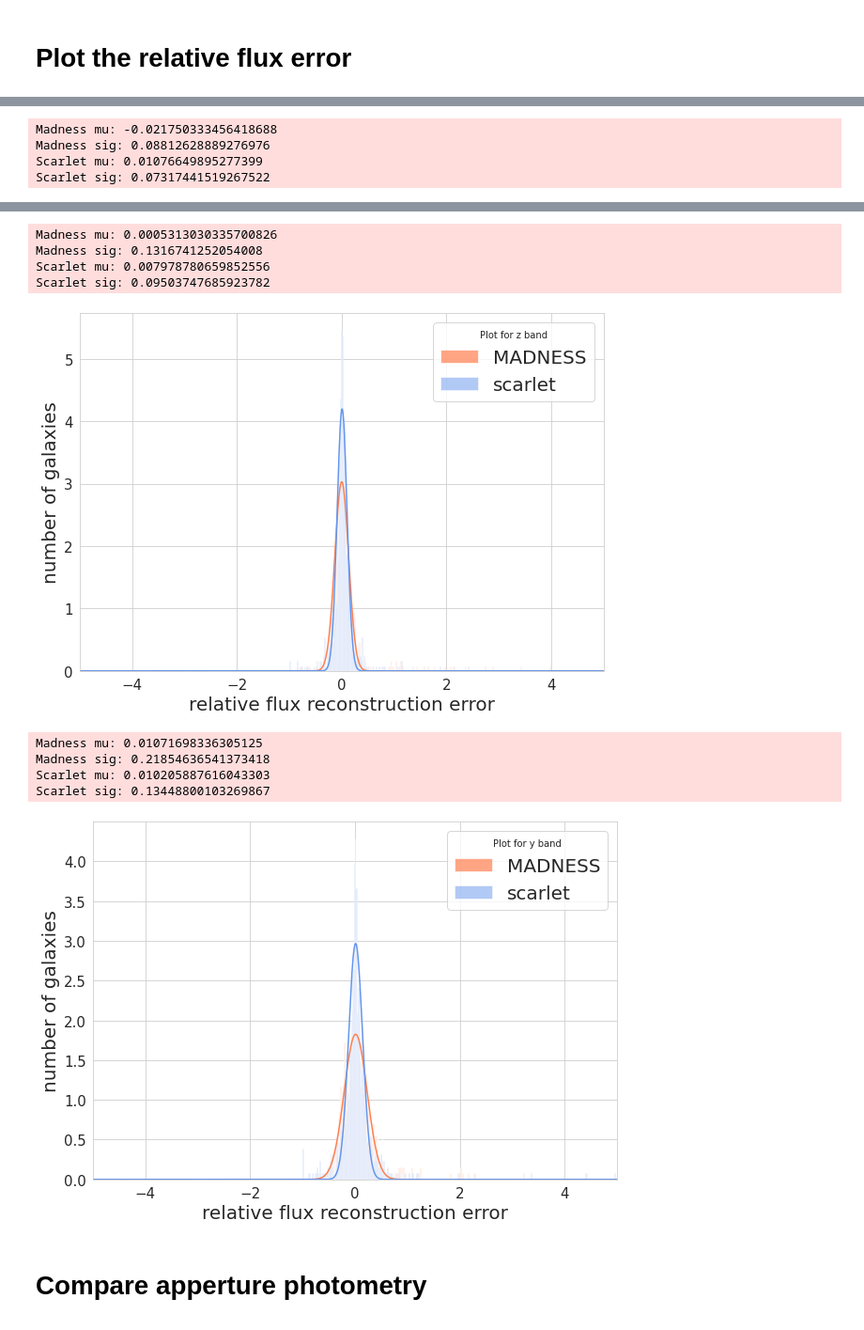
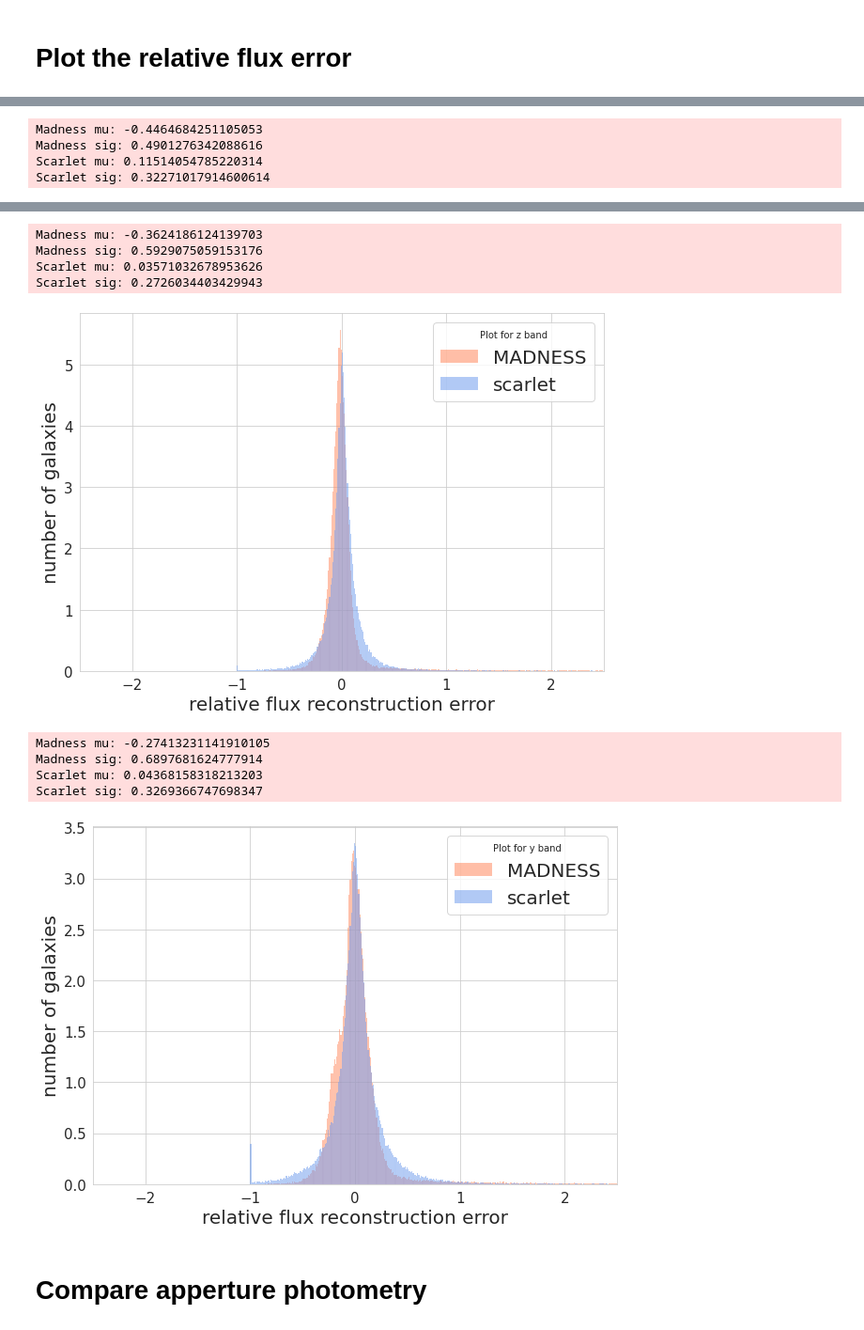
Before and after one commit to b-biswas/MADNESS-legacy, a Jupyter notebook: notebooks/compare_results_high_density.ipynb, the cells around one changed output, grey strips where cells are left out. Shown at 94% size. Drawn from its saved outputs; the diff is of its cells as text; code cells hidden in the pictures.

```diff
--- a/notebooks/compare_results_high_density.ipynb
+++ b/notebooks/compare_results_high_density.ipynb
@@ -19,6 +21,6 @@ LOG = logging.getLogger(__name__)
 # %%
-data_path = "/sps/lsst/users/bbiswas/MADNESS_results/"
-run_name = "catsim_low_density_ssim_20" # 8 to 15 galaxies
+data_path = "/sps/lsst/users/bbiswas/MADNESS_results/high_density"
+run_name = "kl01" # 12 to 20 galaxies
 result_dir_path = os.path.join(data_path, run_name)
 # %%
 madness_results=[]
@@ -26,13 +28,13 @@ scarlet_results=[]
 actual_photometry = []
 blended_photometry = []
 
-for file_num in range(4):
+for file_num in range(300):
 
     madness_results.append(pd.read_pickle(os.path.join(result_dir_path, "madness_results", str(file_num) + ".pkl")))
-    scarlet_results.append(pd.read_pickle(os.path.join(result_dir_path, "scarlet_results", str(file_num) + ".pkl")))
+    scarlet_results.append(pd.read_pickle(os.path.join(data_path, "scarlet_results", str(file_num) + ".pkl")))
 
-    actual_photometry.append(pd.read_pickle(os.path.join(result_dir_path, "actual_photometry", str(file_num) + ".pkl")))
-    blended_photometry.append(pd.read_pickle(os.path.join(result_dir_path, "blended_photometry",  str(file_num) + ".pkl")))
+    actual_photometry.append(pd.read_pickle(os.path.join(data_path, "actual_photometry", str(file_num) + ".pkl")))
+    blended_photometry.append(pd.read_pickle(os.path.join(data_path, "blended_photometry",  str(file_num) + ".pkl")))
 
 madness_results = pd.concat(madness_results)
 scarlet_results = pd.concat(scarlet_results)
@@ -80,13 +98,13 @@ actual_photometry
 # %%
 bins = np.arange(0.95, 1, 0.0005)
 for band_number, band in enumerate(['u', 'g', 'r', 'i', 'z', 'y']):
-    plt.figure(figsize=(10, 3))
+    plt.figure(figsize=(10, 4))
     cov_band = band
     sns.set_style("whitegrid")
     plt.hist(scarlet_results[cov_band + '_covariance'], bins=bins, alpha=0.5, label="scarlet")
     plt.hist(madness_results[cov_band + '_covariance'], bins=bins, alpha=0.5, label="MADNESS")
     plt.legend()
-    plt.xlim([0.98, 1])
+    plt.xlim([0.95, 1])
     plt.xticks(fontsize=18)
     plt.yticks(fontsize=18)
     plt.xlabel("pixel covariance", fontsize=25)
@@ -147,32 +165,34 @@ for band_number, band in enumerate(['u', 'g', 'r', 'i', 'z', 'y']):
 #                      'image.cmap': 'viridis',})
     plt.figure(figsize=(10, 7))
     bins = np.arange(-5, 5, 0.01)
-    plt.hist(
-        madness_relative_difference[
+    sns.histplot(
+        x = madness_relative_difference[
             np.logical_not(np.isnan(madness_relative_difference))
         ].reshape(-1),
         bins=bins,
-        density=True,
-        alpha=0.7,
+        kde=False,
+        alpha=0.5,
+        stat="density",
         color="coral",
         label="MADNESS",
     )
-    plt.plot(bins, gauss(bins, *madness_fit[0]), color="coral")
+#     plt.plot(bins, gauss(bins, *madness_fit[0]), color="coral")
     LOG.info("Madness mu: " + str(madness_fit[0][1]))
     LOG.info("Madness sig: " + str(madness_fit[0][0]))
-    plt.hist(
-        scarlet_relative_difference[
+    sns.histplot(
+        x = scarlet_relative_difference[
             np.logical_not(np.isnan(scarlet_relative_difference))
         ].reshape(-1),
         bins=bins,
-        density=True,
+        kde=False,
         alpha=0.5,
+        stat="density",
         color="cornflowerblue",
         label="scarlet",
     )
-    plt.plot(
-        bins, gauss(bins, scarlet_fit[0][0], scarlet_fit[0][1], scarlet_fit[0][2]), color="cornflowerblue"
-    )
+#     plt.plot(
+#         bins, gauss(bins, scarlet_fit[0][0], scarlet_fit[0][1], scarlet_fit[0][2]), color="cornflowerblue"
+#     )
     LOG.info("Scarlet mu: " + str(scarlet_fit[0][1]))
     LOG.info("Scarlet sig: " + str(scarlet_fit[0][0]))
     plt.legend(fontsize=20, title = "Plot for " + band + " band")
@@ -180,6 +200,6 @@ for band_number, band in enumerate(['u', 'g', 'r', 'i', 'z', 'y']):
     plt.xlabel("relative flux reconstruction error", fontsize=20)
     ax.tick_params(labelsize=15)
     plt.ylabel("number of galaxies", fontsize=20)
-    plt.xlim([-5, 5])
+    plt.xlim([-2.5, 2.5])
     plt.show()
 # %% [output]
@@ -201,4 +221,4 @@ Scarlet sig: 0.08152106370905772
-Madness mu: -0.021750333456418688
-Madness sig: 0.08812628889276976
-Scarlet mu: 0.01076649895277399
-Scarlet sig: 0.07317441519267522
+Madness mu: -0.4464684251105053
+Madness sig: 0.4901276342088616
+Scarlet mu: 0.11514054785220314
+Scarlet sig: 0.32271017914600614
@@ -206,13 +226,13 @@ Scarlet sig: 0.07317441519267522
-Madness mu: 0.0005313030335700826
-Madness sig: 0.1316741252054008
-Scarlet mu: 0.007978780659852556
-Scarlet sig: 0.09503747685923782
+Madness mu: -0.3624186124139703
+Madness sig: 0.5929075059153176
+Scarlet mu: 0.03571032678953626
+Scarlet sig: 0.2726034403429943
-[figure, old version]
+[figure, new version]
-Madness mu: 0.01071698336305125
-Madness sig: 0.21854636541373418
-Scarlet mu: 0.010205887616043303
-Scarlet sig: 0.13448800103269867
+Madness mu: -0.27413231141910105
+Madness sig: 0.6897681624777914
+Scarlet mu: 0.04368158318213203
+Scarlet sig: 0.3269366747698347
-[figure, old version]
+[figure, new version]
 # %% [markdown]
 # Compare apperture photometry
 # %%
```
Also changed, not shown: parts of 18 cells of this notebook, 5 other files.
